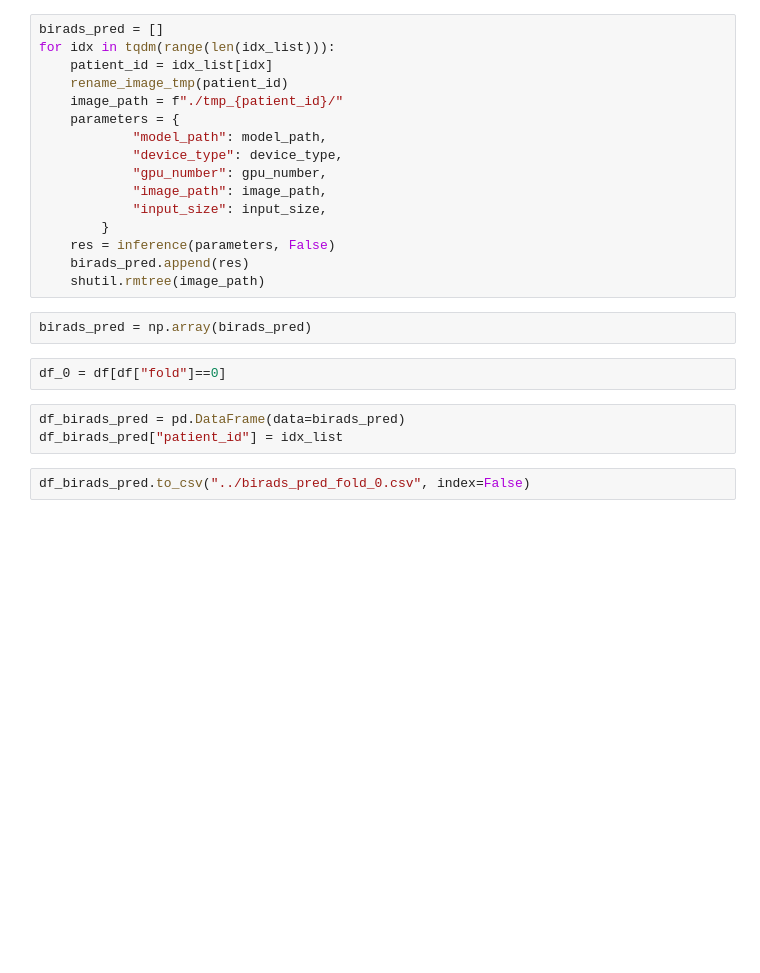
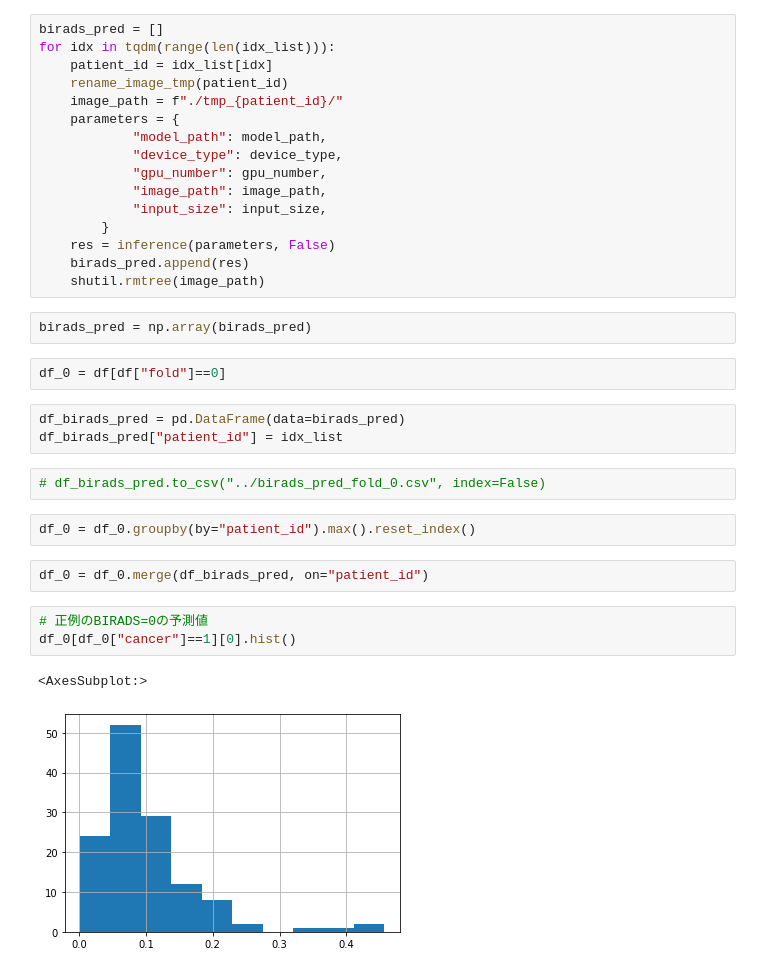
Before and after one commit to tyamaguchi17/rsna_mammo, a Jupyter notebook: eda/birads.ipynb, the cells around one changed output. Saved outputs shown, nothing was run; the diff lists cells and outputs as text; blank space fills up the shorter version.

Commit message:
add hist

```diff
--- a/eda/birads.ipynb
+++ b/eda/birads.ipynb
@@ -70,4 +70,14 @@ df_0 = df[df["fold"]==0]
 df_birads_pred = pd.DataFrame(data=birads_pred)
 df_birads_pred["patient_id"] = idx_list
 # %%
-df_birads_pred.to_csv("../birads_pred_fold_0.csv", index=False)
+# df_birads_pred.to_csv("../birads_pred_fold_0.csv", index=False)
+# %%
+df_0 = df_0.groupby(by="patient_id").max().reset_index()
+# %%
+df_0 = df_0.merge(df_birads_pred, on="patient_id")
+# %%
+# 正例のBIRADS=0の予測値
+df_0[df_0["cancer"]==1][0].hist()
+# %% [output]
+<AxesSubplot:>
+[figure, added]
```
Also changed, not shown: parts of 5 cells of this notebook.
